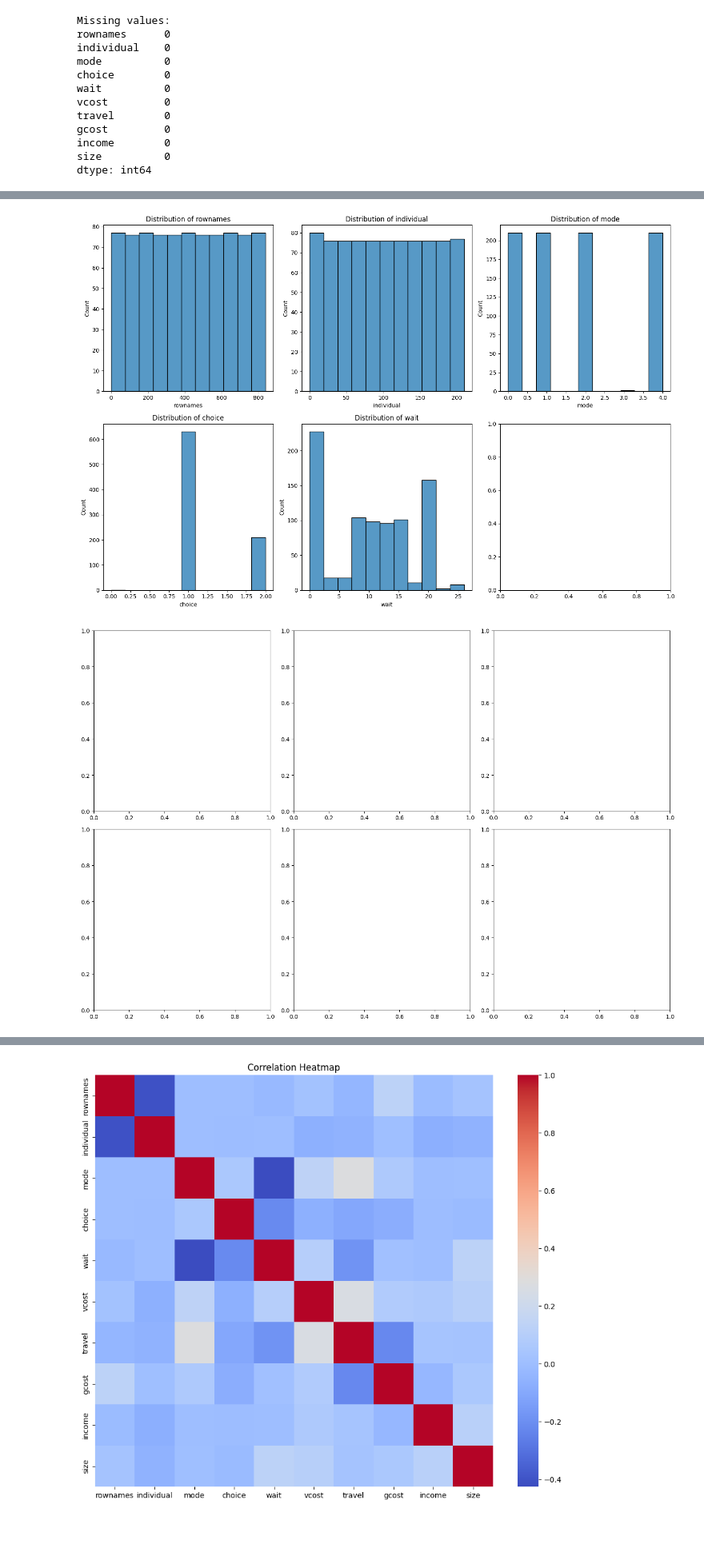
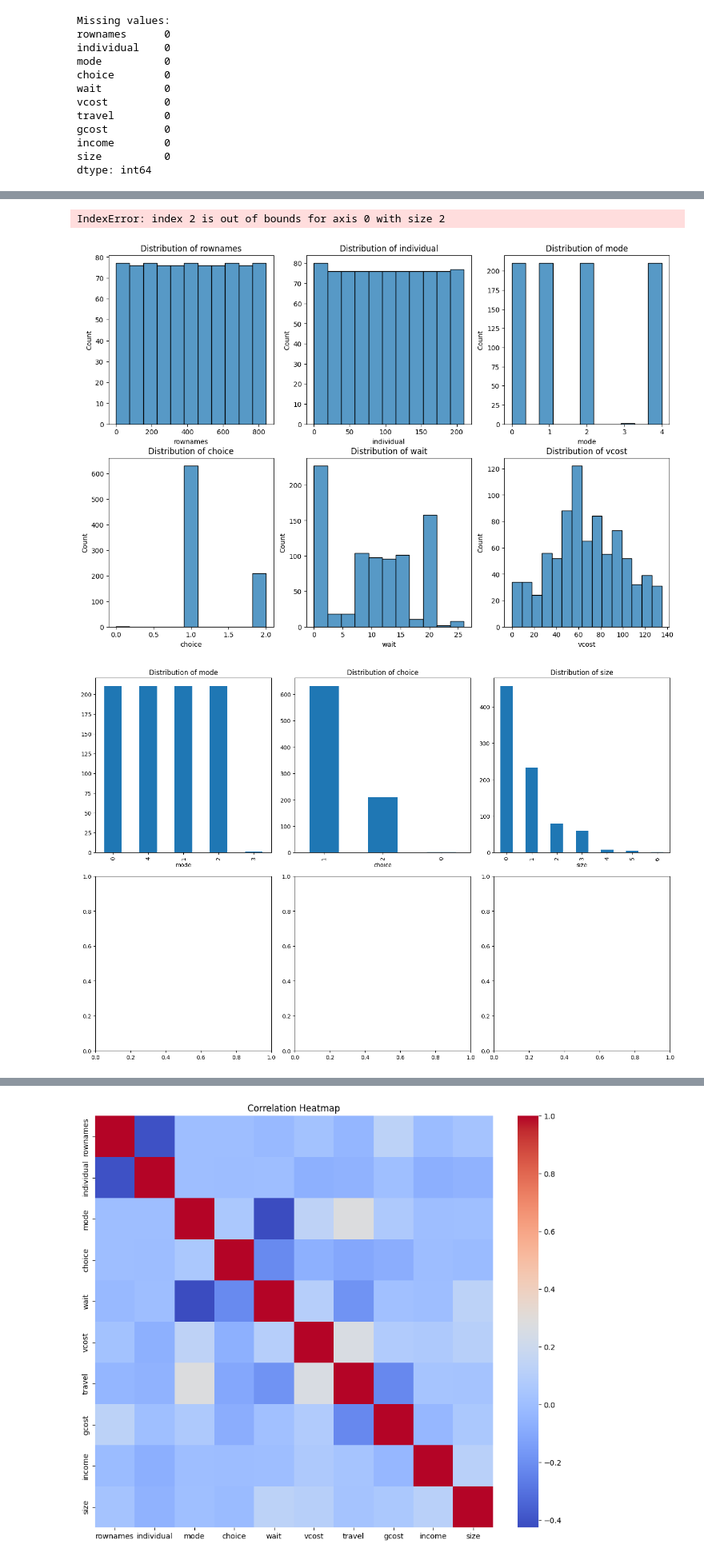
Before and after one commit to devJos77/chat_app, a Jupyter notebook: eda_theory_da.ipynb, the cells around one changed output, grey strips where cells are left out. Shown at 80% size. Drawn from its saved outputs; the diff is of its cells as text; code cells hidden in the pictures; blank space fills up the shorter version.

```diff
--- a/eda_theory_da.ipynb
+++ b/eda_theory_da.ipynb
@@ -91,8 +97,8 @@ size          0
 dtype: int64
 # %%
 # Remove columns with more than 50% missing values
-threshold = len(df) * 0.5
-df = df.dropna(axis=1, thresh=threshold)
+#threshold = len(df) * 0.5
+#df = df.dropna(axis=1, thresh=threshold)
 # %%
 # Fill remaining missing values
 df = df.fillna(df.ffill())
@@ -124,7 +119,7 @@ for col in categorical_cols:
 # %%
 # Univariate Analysis
 # Histograms for numerical variables
-numerical_cols = df.select_dtypes(include=[np.number]).columns[:5]  # Limit to first 5 for brevity
+numerical_cols = df.select_dtypes(include=[np.number]).columns  # Limit to first 5 for brevity
 fig, axes = plt.subplots(2, 3, figsize=(15, 10))
 for i, col in enumerate(numerical_cols):
     sns.histplot(df[col], ax=axes[i//3, i%3])
@@ -132,15 +127,18 @@ for i, col in enumerate(numerical_cols):
 plt.tight_layout()
 plt.show()
 # %% [output]
+IndexError: index 2 is out of bounds for axis 0 with size 2
-[figure, old version]
+[figure, new version]
 # %%
 # Bar plots for categorical variables
-categorical_cols = df.select_dtypes(exclude=[np.number]).columns[:5]  # Limit to first 5 for brevity
+#categorical_cols = df.select_dtypes(exclude=[np.number]).columns
+#categorical_cols = [col for col in df.columns if df[col].dtype == 'object']
+categorical_cols = [col for col in df.columns if df[col].nunique() < 10]
 fig, axes = plt.subplots(2, 3, figsize=(15, 10))
 for i, col in enumerate(categorical_cols):
     df[col].value_counts().plot(kind='bar', ax=axes[i//3, i%3])
     axes[i//3, i%3].set_title(f'Distribution of {col}')
 plt.tight_layout()
 plt.show()
 # %% [output]
-[figure, old version]
+[figure, new version]
```
Also changed, not shown: parts of 19 cells of this notebook.
